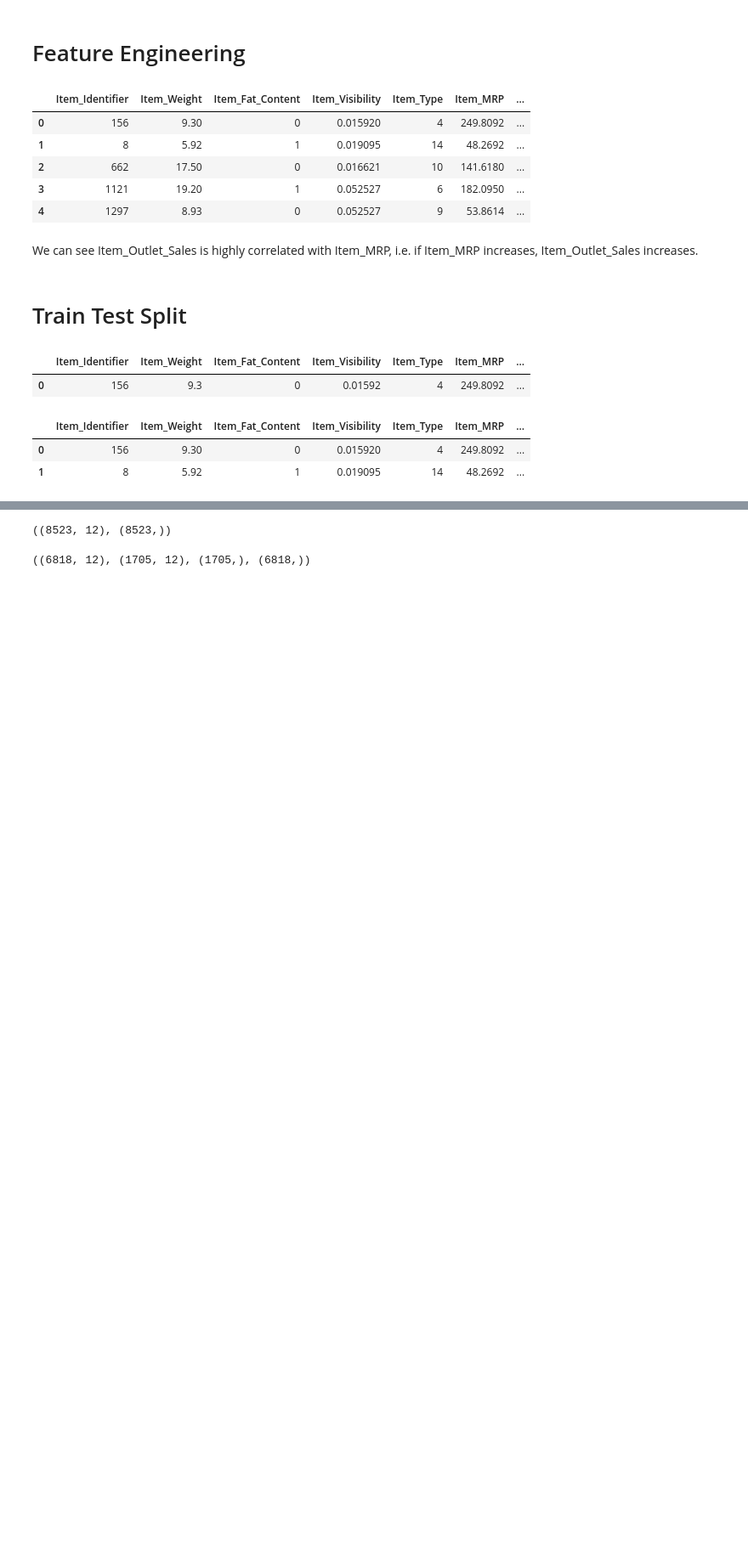
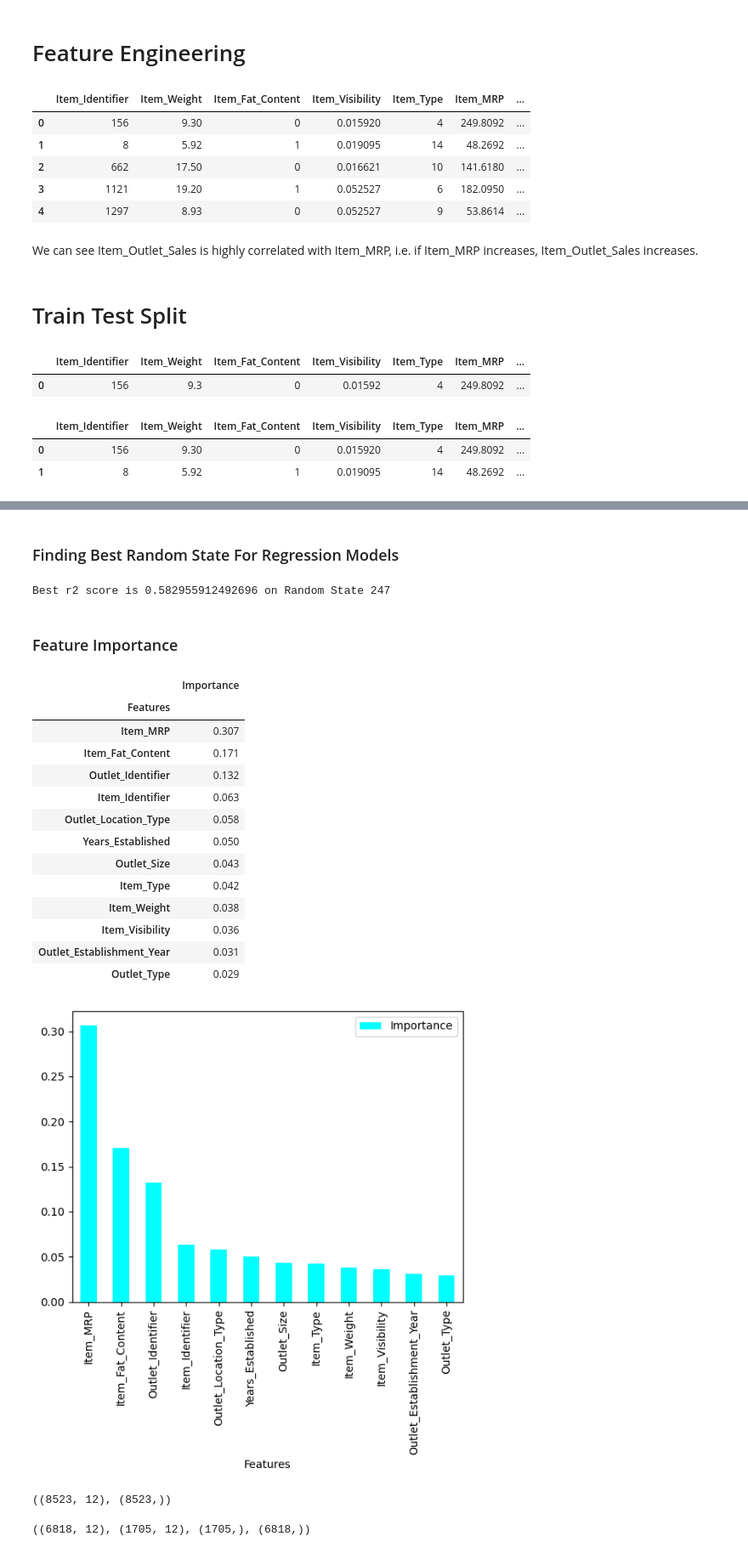
Before and after one commit to Technocolabs100/BigMart-Sales-Analysis-and-Prediction, a Jupyter notebook: Bigmart-Sales-Analysis-and -Prediction.ipynb, the cells around one changed output, grey strips where cells are left out. Shown at 85% size. Cells and saved outputs as stored; diff of their text form; code cells hidden in the pictures; blank space fills up the shorter version.

```diff
--- a/Bigmart-Sales-Analysis-and -Prediction.ipynb
+++ b/Bigmart-Sales-Analysis-and -Prediction.ipynb
@@ -647,0 +628,5 @@ X_train, X_test, y_train, y_test = train_test_split(X,y, test_size=0.2, random_s
+# %%
+from sklearn.preprocessing import PowerTransformer
+power_t = PowerTransformer(method = 'yeo-johnson')
+X = pd.DataFrame(power_t.fit_transform(X), columns=X.columns)
+X.head()
@@ -647,0 +658,5 @@ X_train, X_test, y_train, y_test = train_test_split(X,y, test_size=0.2, random_s
+# %%
+from sklearn.preprocessing import StandardScaler
+scaler = StandardScaler()
+X = pd.DataFrame(scaler.fit_transform(X), columns=X.columns)
+X.head()
@@ -647,0 +672,5 @@ X_train, X_test, y_train, y_test = train_test_split(X,y, test_size=0.2, random_s
+# %%
+from sklearn.decomposition import PCA
+pca = PCA(n_components=12, svd_solver="full")
+X = pd.DataFrame(pca.fit_transform(X), columns=X.columns)
+X.head()
@@ -647,0 +709,2 @@ X_train, X_test, y_train, y_test = train_test_split(X,y, test_size=0.2, random_s
+# %% [markdown]
+### Finding Best Random State For Regression Models
@@ -648,3 +716,50 @@ X_train, X_test, y_train, y_test = train_test_split(X,y, test_size=0.2, random_s
+# %%
+from sklearn.linear_model import LinearRegression
+from sklearn.metrics import r2_score
+
+max_Accu=0
+max_RS=0
+
+for i in range(1, 1000):
+    X_train, X_test, y_train, y_test = train_test_split(X, y, test_size=0.20, random_state=i)
+    lr=LinearRegression()
+    lr.fit(X_train, y_train)
+    pred = lr.predict(X_test)
+    r2 = r2_score(y_test, pred)
+
+    if r2>max_Accu:
+        max_Accu=r2
+        max_RS=i
+
+print("Best r2 score is", max_Accu,"on Random State", max_RS)
+# %% [output]
+Best r2 score is 0.582955912492696 on Random State 247
+# %% [markdown]
+### Feature Importance
+# %%
+from sklearn.ensemble import RandomForestRegressor
+rf=RandomForestRegressor()
+rf.fit(X_train, y_train)
+importances = pd.DataFrame({'Features':X.columns, 'Importance':np.round(rf.feature_importances_,3)})
+importances = importances.sort_values('Importance', ascending=False).set_index('Features')
+importances.plot.bar(color='cyan')
+importances
+# %% [output]
+|  | Importance |
+| Features |  |
+| Item_MRP | 0.307 |
+| Item_Fat_Content | 0.171 |
+| Outlet_Identifier | 0.132 |
+| Item_Identifier | 0.063 |
+| Outlet_Location_Type | 0.058 |
+| Years_Established | 0.050 |
+| Outlet_Size | 0.043 |
+| Item_Type | 0.042 |
+| Item_Weight | 0.038 |
+| Item_Visibility | 0.036 |
+| Outlet_Establishment_Year | 0.031 |
+| Outlet_Type | 0.029 |
+[figure, added]
 # %%
 X.shape, y.shape
 # %% [output]
```
Also changed, not shown: parts of 33 cells of this notebook.
